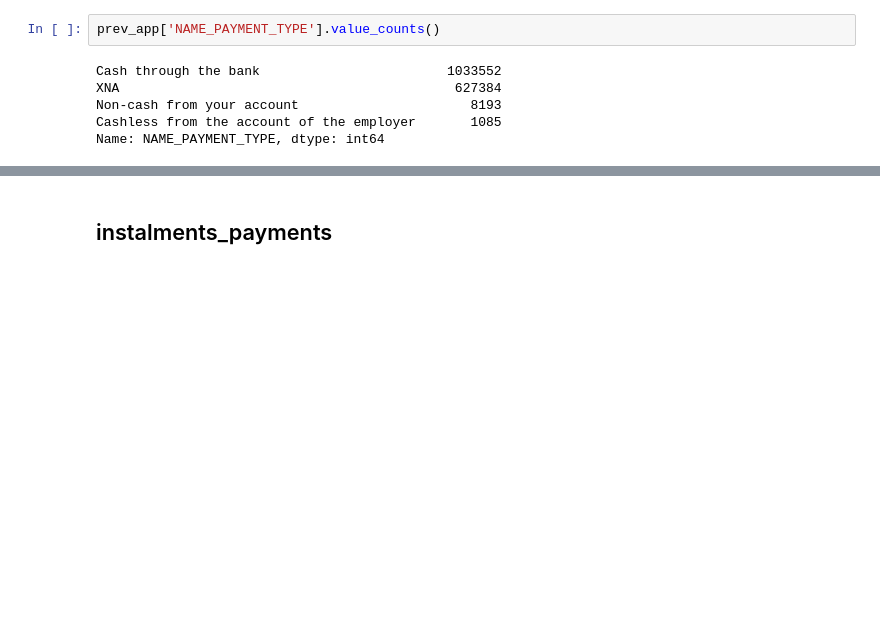
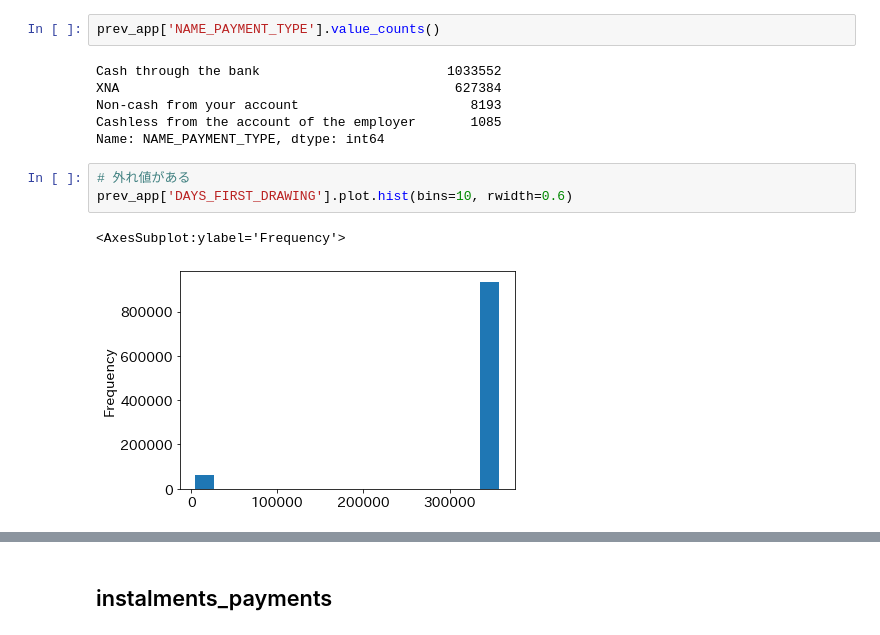
Before and after one commit to idsts2670/kaggle, a Jupyter notebook: home-credit-default-risk/home-credit-default_v2.ipynb, the cells around one changed output, grey strips where cells are left out. Saved outputs shown, nothing was run; the diff lists cells and outputs as text; blank space fills up the shorter version.

```diff
--- a/home-credit-default-risk/home-credit-default_v2.ipynb
+++ b/home-credit-default-risk/home-credit-default_v2.ipynb
@@ -634,3 +636,9 @@ XNA                                           627384
 Non-cash from your account                      8193
 Cashless from the account of the employer       1085
 Name: NAME_PAYMENT_TYPE, dtype: int64
+# %%
+# 外れ値がある
+prev_app['DAYS_FIRST_DRAWING'].plot.hist(bins=10, rwidth=0.6)
+# %% [output]
+<AxesSubplot:ylabel='Frequency'>
+[figure, added]
```
Also changed, not shown: parts of 98 cells of this notebook.
